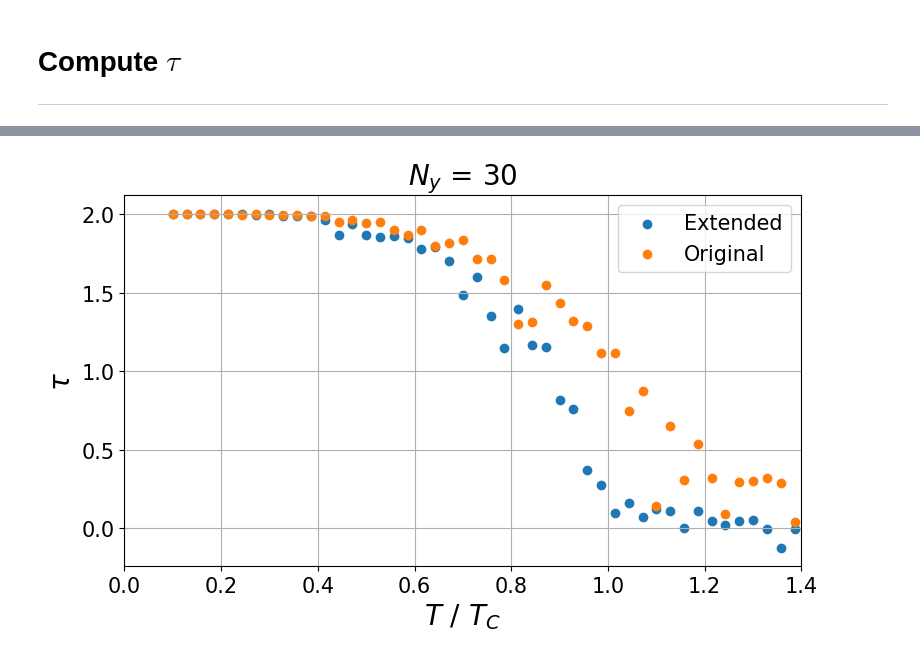
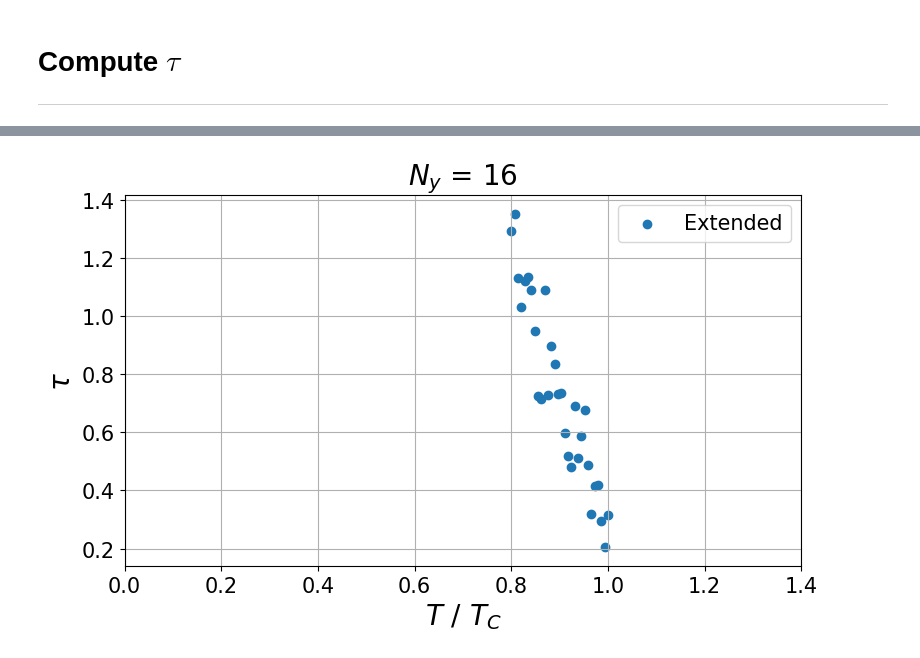
Before and after one commit to kklocker/NumFys, a Jupyter notebook: Exam/src/EMJ.ipynb, the cells around one changed output, grey strips where cells are left out. Drawn from its saved outputs; the diff is of its cells as text; code cells hidden in the pictures.

```diff
--- a/Exam/src/EMJ.ipynb
+++ b/Exam/src/EMJ.ipynb
@@ -243,11 +243,11 @@ Wall time: 370 ms
 # %%
 from mon_jasnow import get_tau
 # %%
-Ny = 30
+Ny = 16
 N_sweeps = 10000
 Tc = 2 / np.log(1 + np.sqrt(2))
-N_steps = 50
-T = np.linspace(0.1*Tc, 1.5*Tc, N_steps)
+N_steps = 30
+T = np.linspace(0.8*Tc, Tc, N_steps)
 Nruns = 1
 skips =3
 # %%
@@ -265,17 +264,17 @@ Wall time: 1min 55s
 # %%
 plt.style.use('default')
 plt.figure(figsize=(8,5), tight_layout=True)
 plt.scatter(T/(Tc), tau, label = "Extended")
-plt.scatter(T/(Tc), tau_mj, label = "Original")
+# plt.scatter(T/(Tc), tau_mj, label = "Original")
 plt.xlim(0,1.4)
 # plt.ylim(0,2.2)
 plt.xlabel(fr"$T\ /\ T_C$", size=20)
 plt.title(f"$N_y$ = {Ny}", size=20)
 plt.ylabel(fr"$\tau$", size = 20)
 plt.grid()
 plt.xticks(size=15)
 plt.yticks(size=15)
 plt.legend(fontsize=15)
 plt.savefig(f"../img/Torus_Ny{Ny}_Sweeps{N_sweeps}_Nruns{Nruns}_Skips{skips}_Nsteps{N_steps}.png")
 # %% [output]
-[figure, old version]
+[figure, new version]
```
Also changed, not shown: parts of 4 cells of this notebook, 17 other files.
